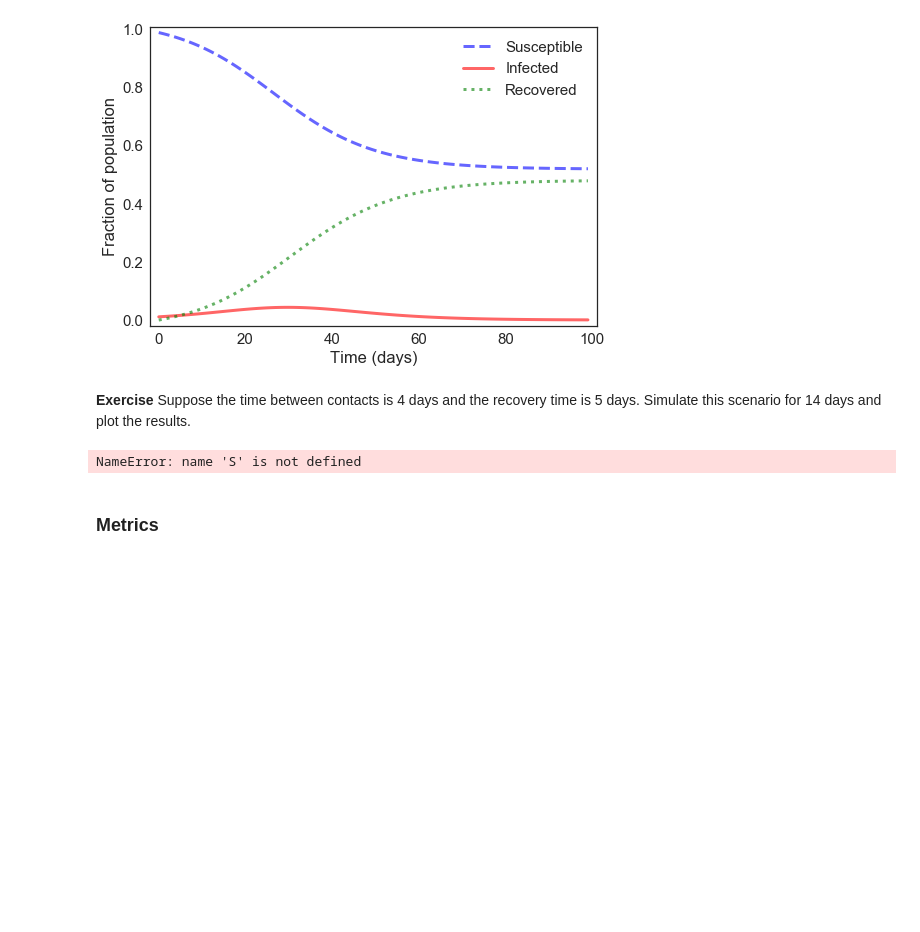
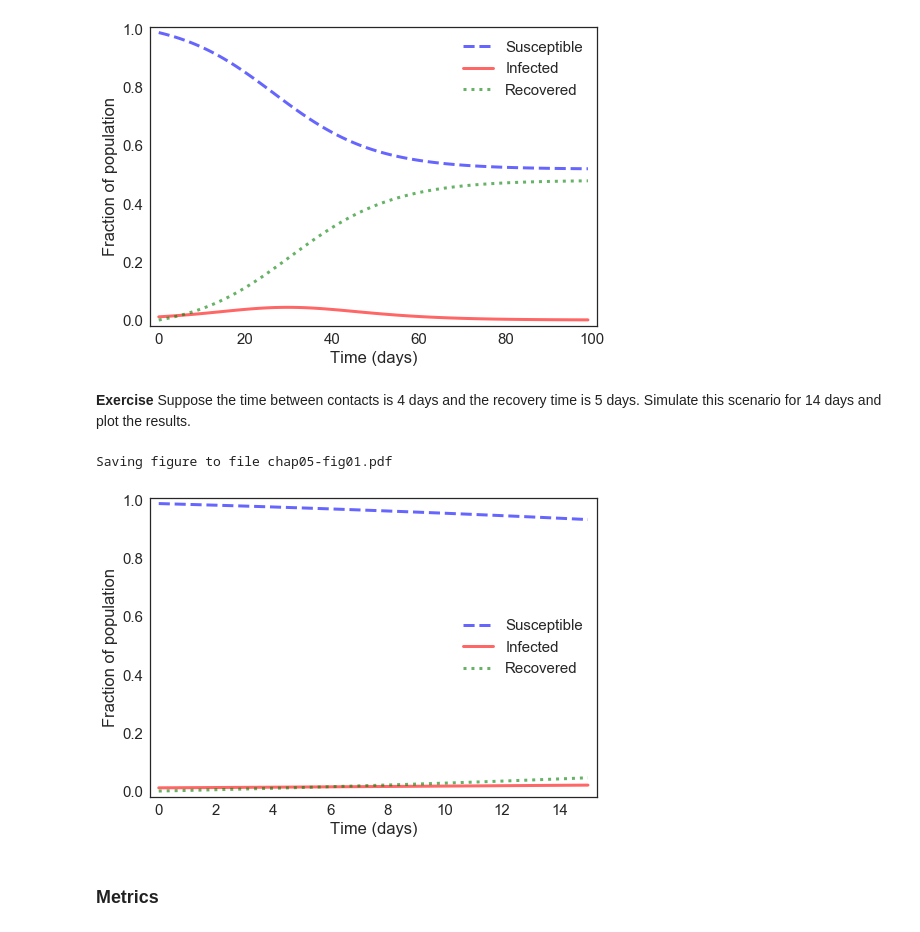
Before and after one commit to SkyfallOO7/ModSimPy, a Jupyter notebook: code/chap05mine.ipynb, the cells around one changed output. Drawn from its saved outputs; the diff is of its cells as text; code cells hidden in the pictures; blank space fills up the shorter version.

```diff
--- a/code/chap05mine.ipynb
+++ b/code/chap05mine.ipynb
@@ -280,66 +280,37 @@ plot_results(frame.S, frame.I, frame.R)
 def make_system(beta, gamma):
     """Make a system object for the SIR model.
 
     beta: contact rate in days
     gamma: recovery rate in days
 
     returns: System object
     """
     init = State(S=89, I=1, R=0)
     init /= sum(init)
 
     t0 = 0
     t_end = 14
 
     return System(init=init, t0=t0, t_end=t_end,
                   beta=beta, gamma=gamma)
 
 tc = 4      # time between contacts in days
 tr = 5      # recovery time in days
 
 beta = 1 / tc      # contact rate in per day
 gamma = 1 / tr     # recovery rate in per day
 
 init = State(S=89, I=1, R=0)
 
 system = make_system(beta, gamma)
 run_simulation(system, update1)
 
-def plot_results(S, I, R):
-    """Plot the results of a SIR model.
-
-    S: TimeSeries
-    I: TimeSeries
-    R: TimeSeries
-    """
-    plot(S, '--', color='blue', label='Susceptible')
-    plot(I, '-', color='red', label='Infected')
-    plot(R, ':', color='green', label='Recovered')
-    decorate(xlabel='Time (days)',
-             ylabel='Fraction of population')
-
-plot_results(S, I, R)
+frame = system.results
+plot_results(frame.S, frame.I, frame.R)
 savefig('chap05-fig01.pdf')
-
-
-def make_system(beta, gamma):
-    """Make a system object for the SIR model.
-
-    beta: contact rate in days
-    gamma: recovery rate in days
-
-    returns: System object
-    """
-    init = State(S=89, I=1, R=0)
-    init /= sum(init)
-
-    t0 = 0
-    t_end = 7 * 14
-
-    return System(init=init, t0=t0, t_end=t_end,
-                  beta=beta, gamma=gamma)
 # %% [output]
-NameError: name 'S' is not defined
+Saving figure to file chap05-fig01.pdf
+[figure, added]
 # %% [markdown]
 ### Metrics
 # %% [markdown]
```
Also changed, not shown: parts of 5 cells of this notebook, 37 other files.
